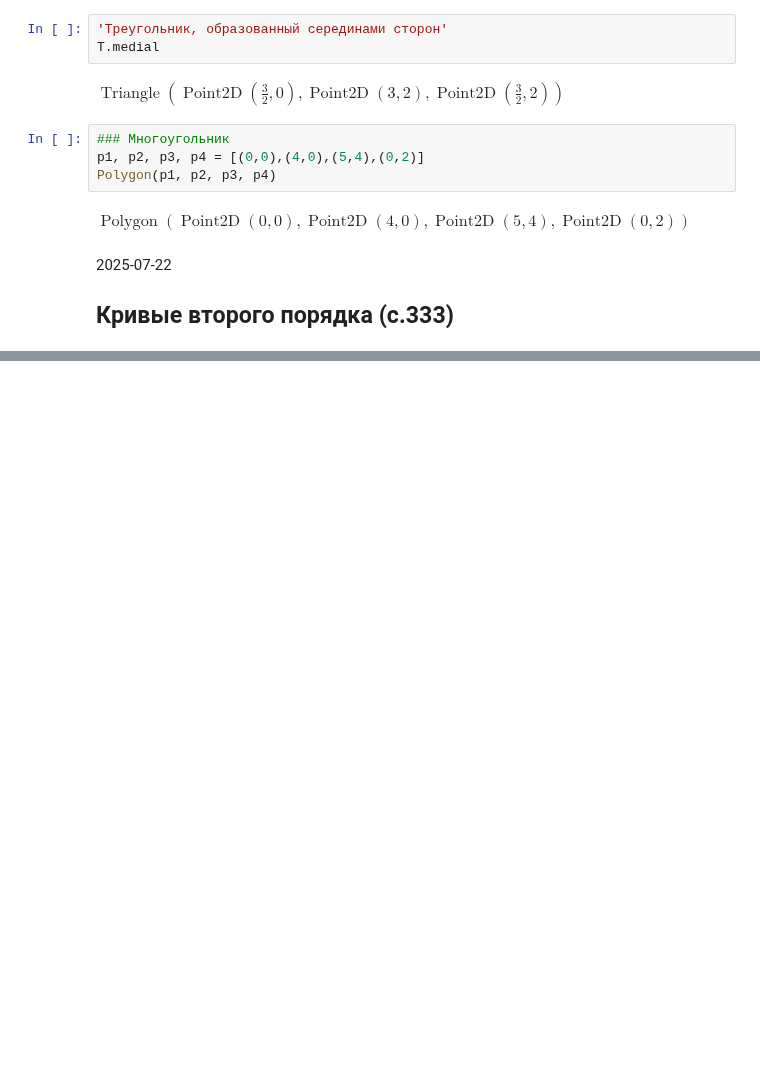
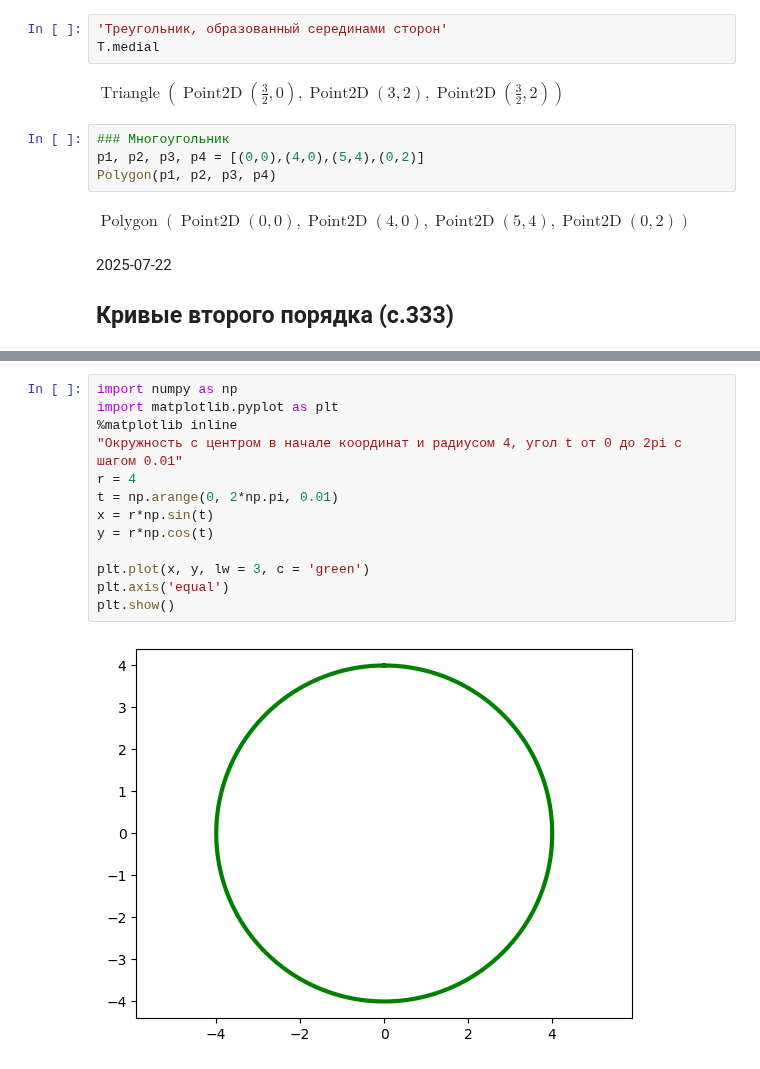
Before and after one commit to igor-novozhilov/Math_with_Python, a Jupyter notebook: 2025-05-13_Matematika_na_Python.ipynb, the cells around one changed output, grey strips where cells are left out. Saved outputs shown, nothing was run; the diff lists cells and outputs as text; blank space fills up the shorter version.

```diff
--- a/2025-05-13_Matematika_na_Python.ipynb
+++ b/2025-05-13_Matematika_na_Python.ipynb
@@ -2273,0 +2296,15 @@ $\displaystyle \operatorname{Polygon}\left(\operatorname{Point2D}\left(0, 0\righ
+# %%
+import numpy as np
+import matplotlib.pyplot as plt
+%matplotlib inline
+"Окружность с центром в начале координат и радиусом 4, угол t от 0 до 2pi с шагом 0.01"
+r = 4
+t = np.arange(0, 2*np.pi, 0.01)
+x = r*np.sin(t)
+y = r*np.cos(t)
+
+plt.plot(x, y, lw = 3, c = 'green')
+plt.axis('equal')
+plt.show()
+# %% [output]
+[figure, added]
```
Also changed, not shown: parts of 25 cells of this notebook.
